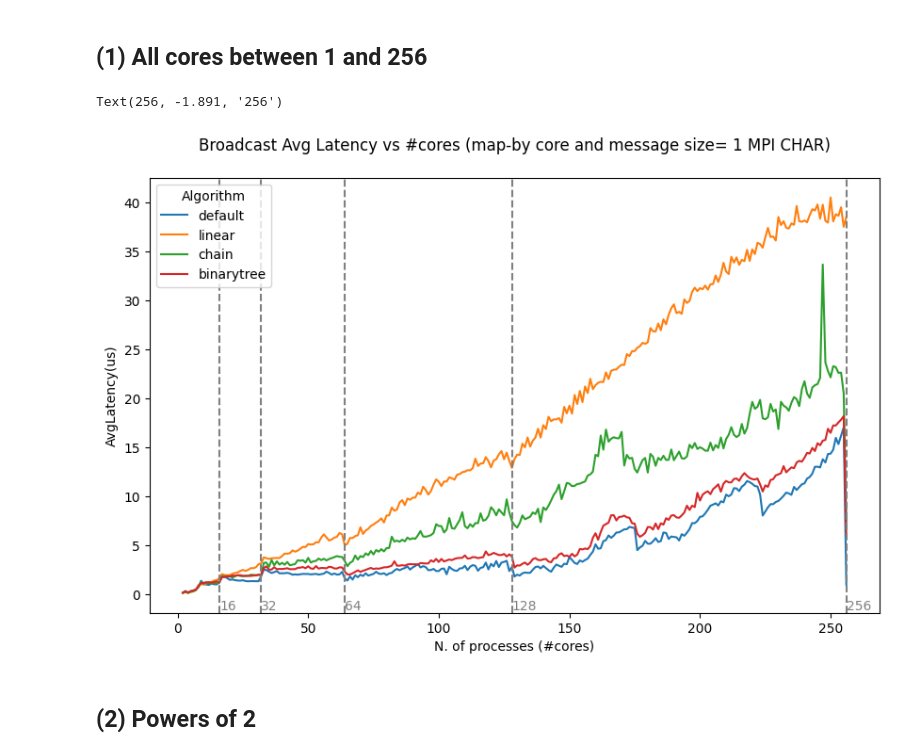
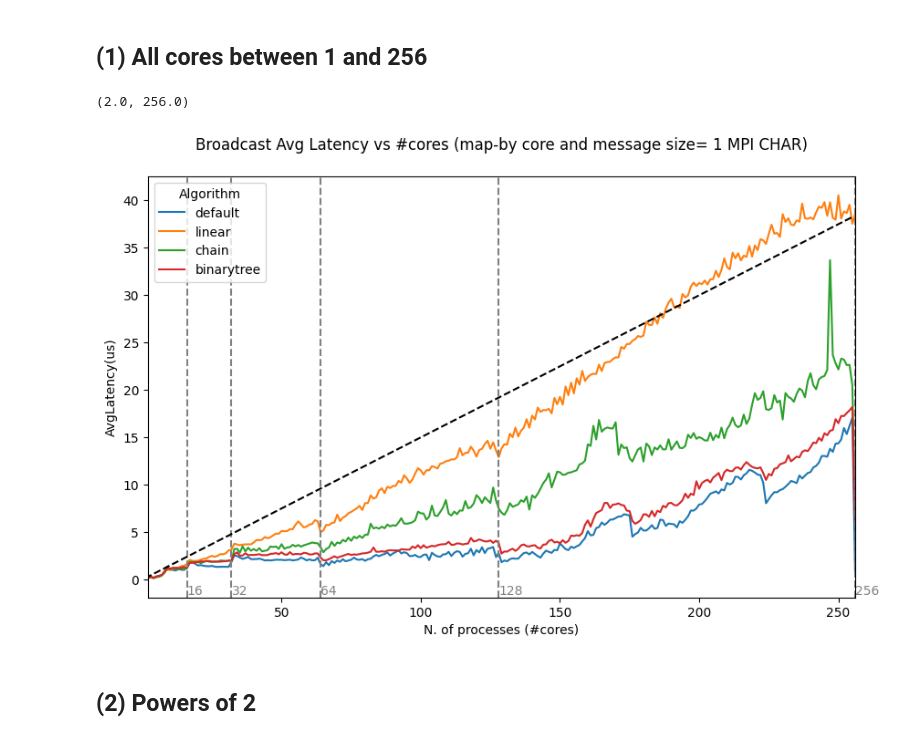
Before and after one commit to giuliofantuzzi/HPC_FinalProject, a Jupyter notebook: exercise1/bcast/bcast_results/algs_comparison.ipynb, the cells around one changed output. Cells and saved outputs as stored; diff of their text form; code cells hidden in the pictures.

```diff
--- a/exercise1/bcast/bcast_results/algs_comparison.ipynb
+++ b/exercise1/bcast/bcast_results/algs_comparison.ipynb
@@ -21,25 +21,32 @@ bcast_df= pd.concat([bcast_default_df, bcast_linear_df, bcast_chain_df, bcast_bi
 # %%
 plt.figure(figsize=(10, 6))
 sns.lineplot(x='Processes', y='AvgLatency(us)', hue='Algorithm', data=bcast_df)
+# add line y=0.15*x
+
 plt.xlabel('N. of processes (#cores)')
 plt.title('Broadcast Avg Latency vs #cores (map-by core and message size= 1 MPI CHAR)\n')
 plt.legend(loc='upper left',title="Algorithm")
 # add vertical lines
 plt.axvline(x=16, color='grey', linestyle='--')
 plt.axvline(x=32, color='grey', linestyle='--')
 plt.axvline(x=64, color='grey', linestyle='--')
 plt.axvline(x=128, color='grey', linestyle='--')
 plt.axvline(x=256, color='grey', linestyle='--')
 
 # Add text near the vertical lines
 plt.text(16, plt.ylim()[0], '16', va='bottom', ha='left', color='grey')
 plt.text(32, plt.ylim()[0], '32', va='bottom', ha='left', color='grey')
 plt.text(64, plt.ylim()[0], '64', va='bottom', ha='left', color='grey')
 plt.text(128, plt.ylim()[0], '128', va='bottom', ha='left', color='grey')
 plt.text(256, plt.ylim()[0], '256', va='bottom', ha='left', color='grey')
+
+x_values = bcast_df['Processes'] - np.ones(len(bcast_df['Processes']))
+y_values = [0.15]* x_values
+plt.plot(x_values, y_values, label='y=0.14*x', linestyle='--', color='black')
+plt.xlim(2, 256)
 # %% [output]
-Text(256, -1.891, '256')
+(2.0, 256.0)
-[figure, old version]
+[figure, new version]
 # %% [markdown]
 ## (2) Powers of 2
 # %%
```
